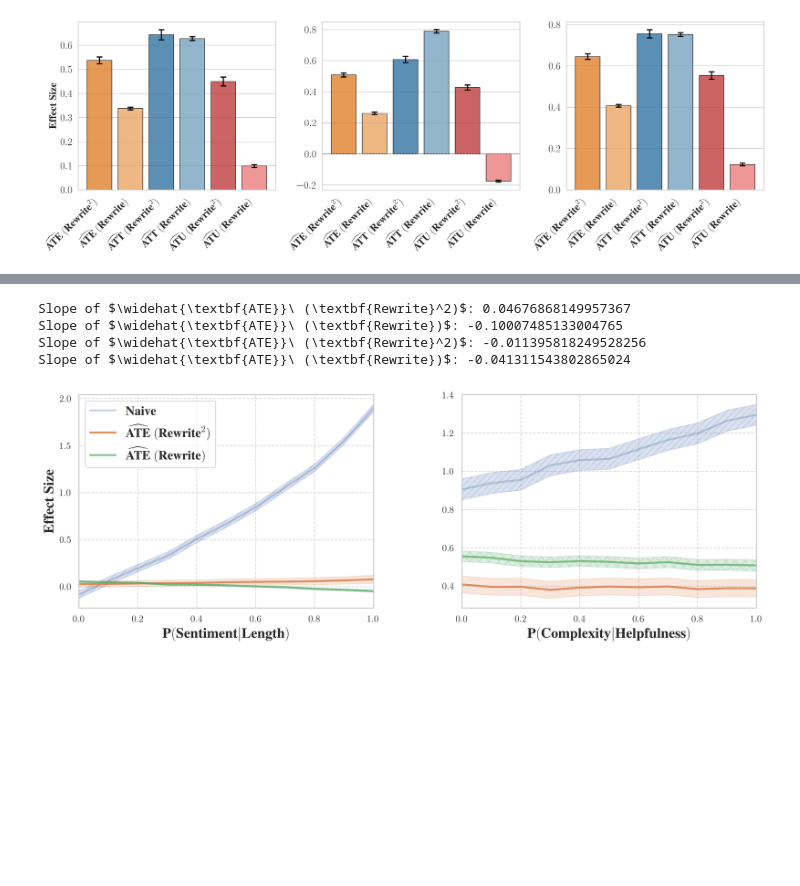
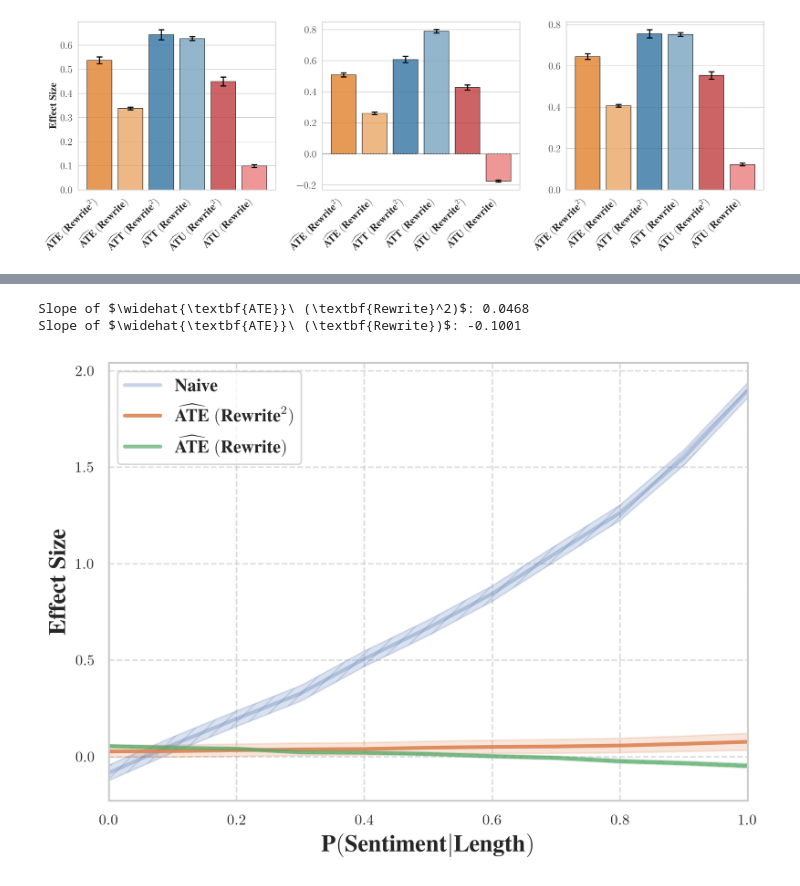
Before and after one commit to toddnief/RATE, a Jupyter notebook: notebooks/results.ipynb, the cells around one changed output, grey strips where cells are left out. Cells and saved outputs as stored; diff of their text form; code cells hidden in the pictures; blank space fills up the shorter version.

```diff
--- a/notebooks/results.ipynb
+++ b/notebooks/results.ipynb
@@ -292,12 +293,9 @@ for effects_template in help_synthetic_templates:
     'rewrite_effect_w_0_stderr': 0.000627660359600916,
     'rewrite_effect_w_1': -0.03280621589306127,
     'rewrite_effect_w_1_stderr': 0.0006329967449582628}
-# %%
-synthetic_subplots(synthetic_data, synthetic_templates, "Length", "Sentiment",
-          help_synthetic_data, help_synthetic_templates, "Helpfulness", "Complexity")
-# %% [output]
-Slope of $\widehat{\textbf{ATE}}\ (\textbf{Rewrite}^2)$: 0.04676868149957367
-Slope of $\widehat{\textbf{ATE}}\ (\textbf{Rewrite})$: -0.10007485133004765
-Slope of $\widehat{\textbf{ATE}}\ (\textbf{Rewrite}^2)$: -0.011395818249528256
-Slope of $\widehat{\textbf{ATE}}\ (\textbf{Rewrite})$: -0.041311543802865024
-[figure, removed]
+# %%
+synthetic_plot(synthetic_data, synthetic_templates, "Length", "Sentiment", fr'$\textbf{{P}}(\textbf{{Sentiment}}|\textbf{{Length}})$')
+# %% [output]
+Slope of $\widehat{\textbf{ATE}}\ (\textbf{Rewrite}^2)$: 0.0468
+Slope of $\widehat{\textbf{ATE}}\ (\textbf{Rewrite})$: -0.1001
+[figure, added]
```
Also changed, not shown: parts of 7 cells of this notebook, 1 other file.
